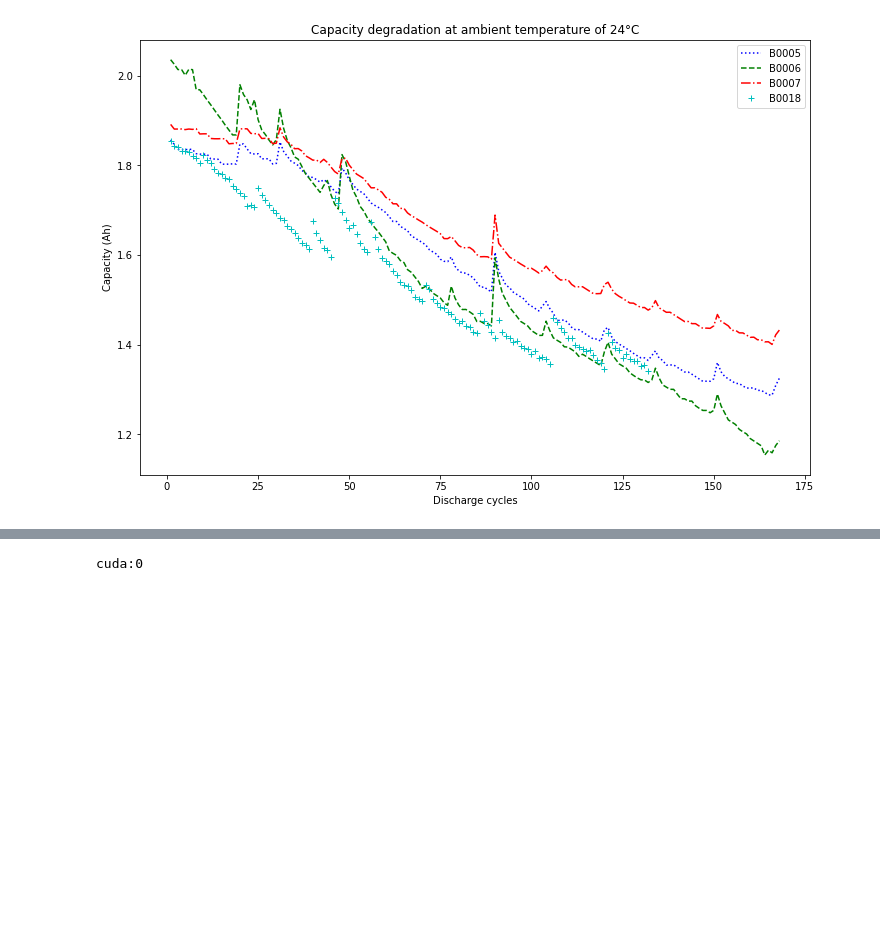
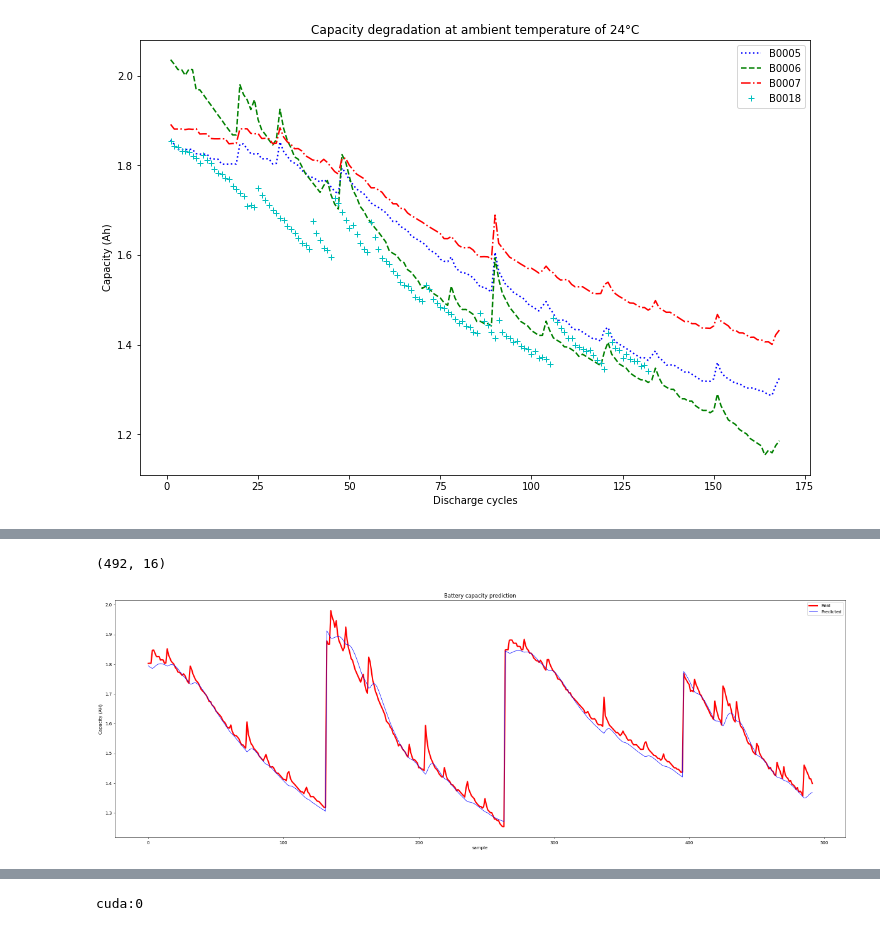
Before and after one commit to CKing111/code_learn, a Jupyter notebook: 电池寿命检测--论文code/src/开发测试-2.ipynb, the cells around one changed output, grey strips where cells are left out. Cells and saved outputs as stored; diff of their text form; code cells hidden in the pictures; blank space fills up the shorter version.

```diff
--- a/电池寿命检测--论文code/src/开发测试-2.ipynb
+++ b/电池寿命检测--论文code/src/开发测试-2.ipynb
@@ -599,0 +670,27 @@ _________________________________________________________________
+# %%
+print(train_x1.shape)
+train_x1_,  s7 = Fit_transform(train_x1,0,1)
+train_y1_,  s8 = Fit_transform(train_y1.reshape(-1,1),0,1)
+
+prediction2=model.predict(train_x1_.reshape(train_x1.shape[0],16,1))
+
+prediction_2 = Inverse_transform(prediction2, s8)
+
+# 12V-7AH/20HR各代号的含义：
+# 1、12V：电池的额定电压。
+# 2、7AH：电池的容量，表示该电瓶以7A放电可工作一小时,若以1A放电可工作7小时。
+# 3、20HR：建议电池的放电速率为20小时，HR是Hour Rate即倍率的缩写。（20HR）20小时放电率，该电池适于0.35A放电20小时。也就是说不宜大电流放电。
+
+# print(prediction_.shape,test_y1.shape)
+# 绘图展示
+plt.figure(figsize = (30,10),dpi=50)
+plt.plot(train_y1.reshape(-1,1), color = 'red', label = 'Real',linewidth=3)
+plt.plot(prediction_2, color = 'b', label = 'Predicted',linewidth=1)
+plt.title('Battery capacity prediction')
+plt.xlabel('sample')
+plt.ylabel('Capacity (AH)')
+plt.legend()
+plt.show()
+# %% [output]
+(492, 16)
+[figure, added]
```
Also changed, not shown: parts of 16 cells of this notebook.
